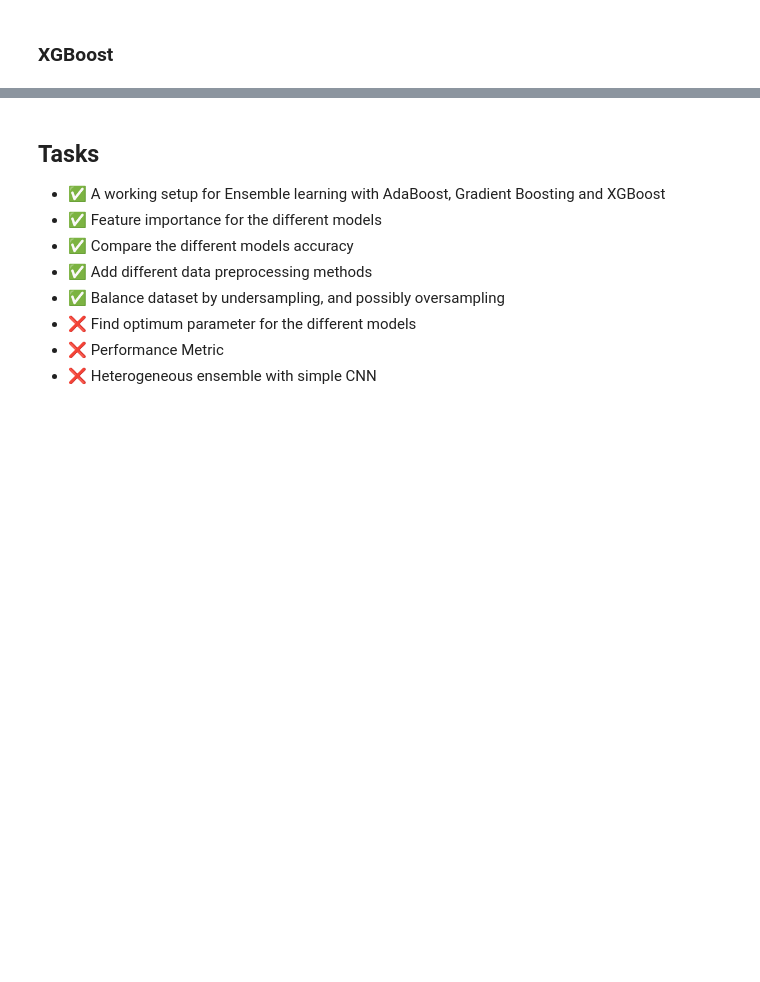
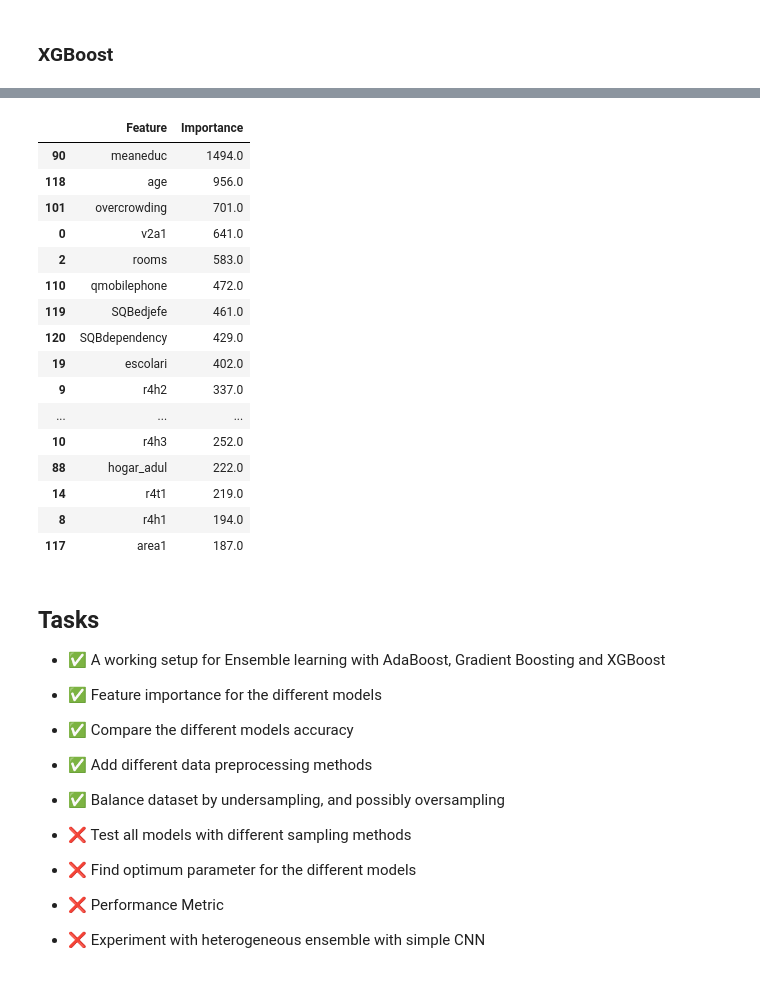
Before and after one commit to bazen-teklehaymanot/mlp, a Jupyter notebook: notebooks/ensemble.ipynb, the cells around one changed output, grey strips where cells are left out. Drawn from its saved outputs; the diff is of its cells as text; code cells hidden in the pictures; blank space fills up the shorter version.

```diff
--- a/notebooks/ensemble.ipynb
+++ b/notebooks/ensemble.ipynb
@@ -392,13 +378,11 @@ import xgboost as xgb
 from sklearn.preprocessing import LabelEncoder
 le = LabelEncoder()
 
-def train_xgboost_model(train, xgb_params, test_size=0.2):
-    train = train[:]
-    X = train.drop(prediction_column, axis=1)
-    y = train[prediction_column]
+def train_xgboost_model(train_x, train_y, xgb_params, val_size=DEFAULT_VALIDATION_SIZE):
+    X = train_x
+    y = train_y
 
-
-    X_train, X_test, y_train, y_test = train_test_split(X, y, test_size=0.2, random_state=101)
+    X_train, X_test, y_train, y_test = train_test_split(X, y, test_size=val_size, random_state=101)
     train_labels = le.fit_transform(y_train)
     val_labels = le.transform(y_test)
 
@@ -417,12 +401,3 @@ def train_xgboost_model(train, xgb_params, test_size=0.2):
     accuracy = accuracy_score(val_labels, xgb_model.predict(dval))
 
     return xgb_model, accuracy
-
-def xgb_feature_importance(xgb_model):
-    feature_importance = xgb_model.get_score(importance_type='weight')
-    feature_importance_df = pd.DataFrame({
-        'Feature': list(feature_importance.keys()),
-        'Importance': list(feature_importance.values())
-    })
-    feature_importance_df.sort_values(by='Importance', ascending=False).head(5)
-    return feature_importance_df
@@ -457,3 +419,23 @@ feature_importance_df
+# %%
+important_features(xgb_model).head(20)
+# %% [output]
+|  | Feature | Importance |
+| 90 | meaneduc | 1494.0 |
+| 118 | age | 956.0 |
+| 101 | overcrowding | 701.0 |
+| 0 | v2a1 | 641.0 |
+| 2 | rooms | 583.0 |
+| 110 | qmobilephone | 472.0 |
+| 119 | SQBedjefe | 461.0 |
+| 120 | SQBdependency | 429.0 |
+| 19 | escolari | 402.0 |
+| 9 | r4h2 | 337.0 |
+| ... | ... | ... |
+| 10 | r4h3 | 252.0 |
+| 88 | hogar_adul | 222.0 |
+| 14 | r4t1 | 219.0 |
+| 8 | r4h1 | 194.0 |
+| 117 | area1 | 187.0 |
 # %%
 def hetrogeneous_ensemble_with_cnn(ada_boost_model, gradient_boost_model, xgb_model, train_x, train_y):
     X_train, X_test, y_train, y_test = train_test_split(train_x, train_y, test_size=0.4, random_state=42)
@@ -465,6 +447,8 @@ def hetrogeneous_ensemble_with_cnn(ada_boost_model, gradient_boost_model, xgb_mo
 - ✅ Compare the different models accuracy
 - ✅ Add different data preprocessing methods
 - ✅ Balance dataset by undersampling, and possibly oversampling
+
+- ❌ Test all models with different sampling methods
 - ❌ Find optimum parameter for the different models
 - ❌ Performance Metric
-- ❌ Heterogeneous ensemble with simple CNN
+- ❌ Experiment with heterogeneous ensemble with simple CNN
```
Also changed, not shown: parts of 14 cells of this notebook.
